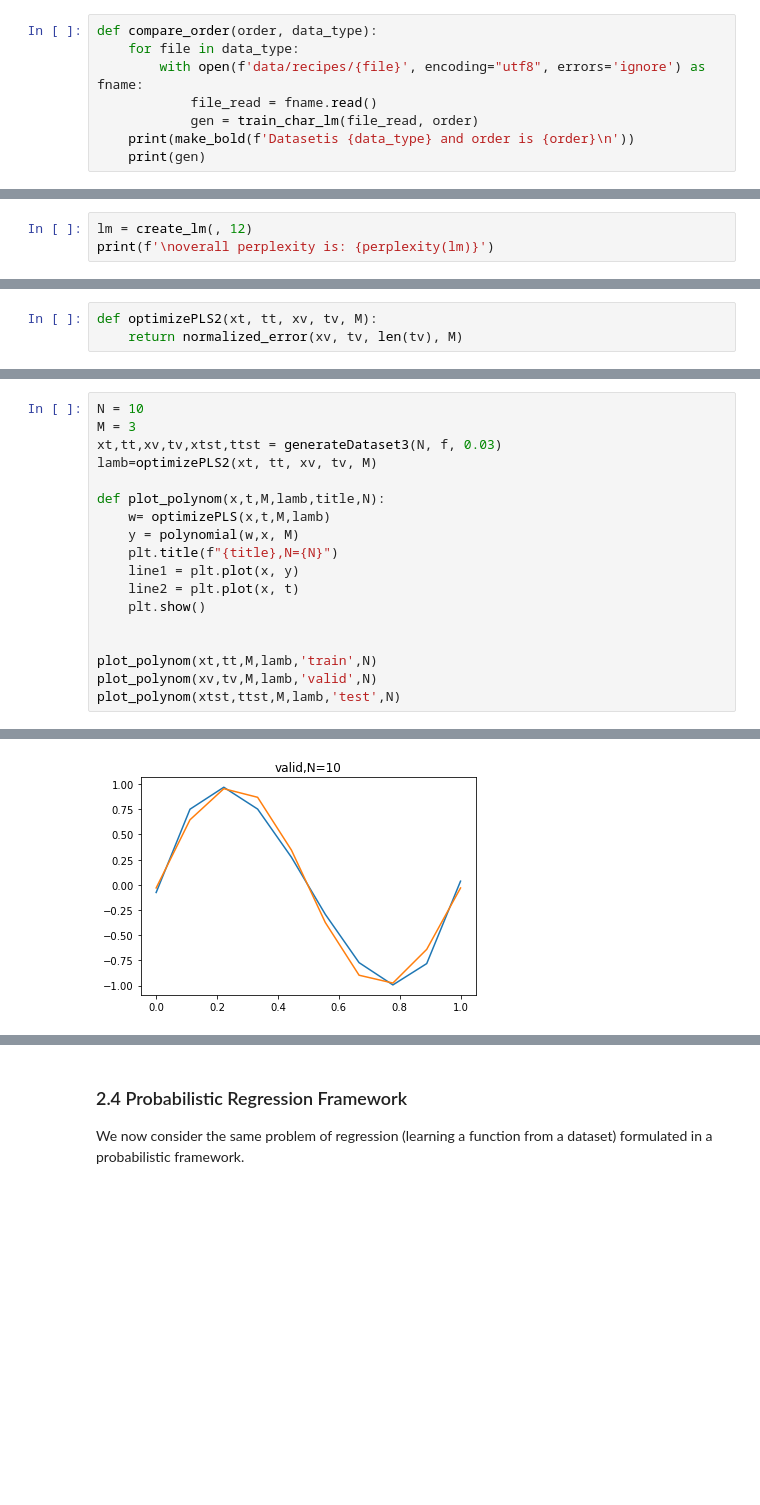
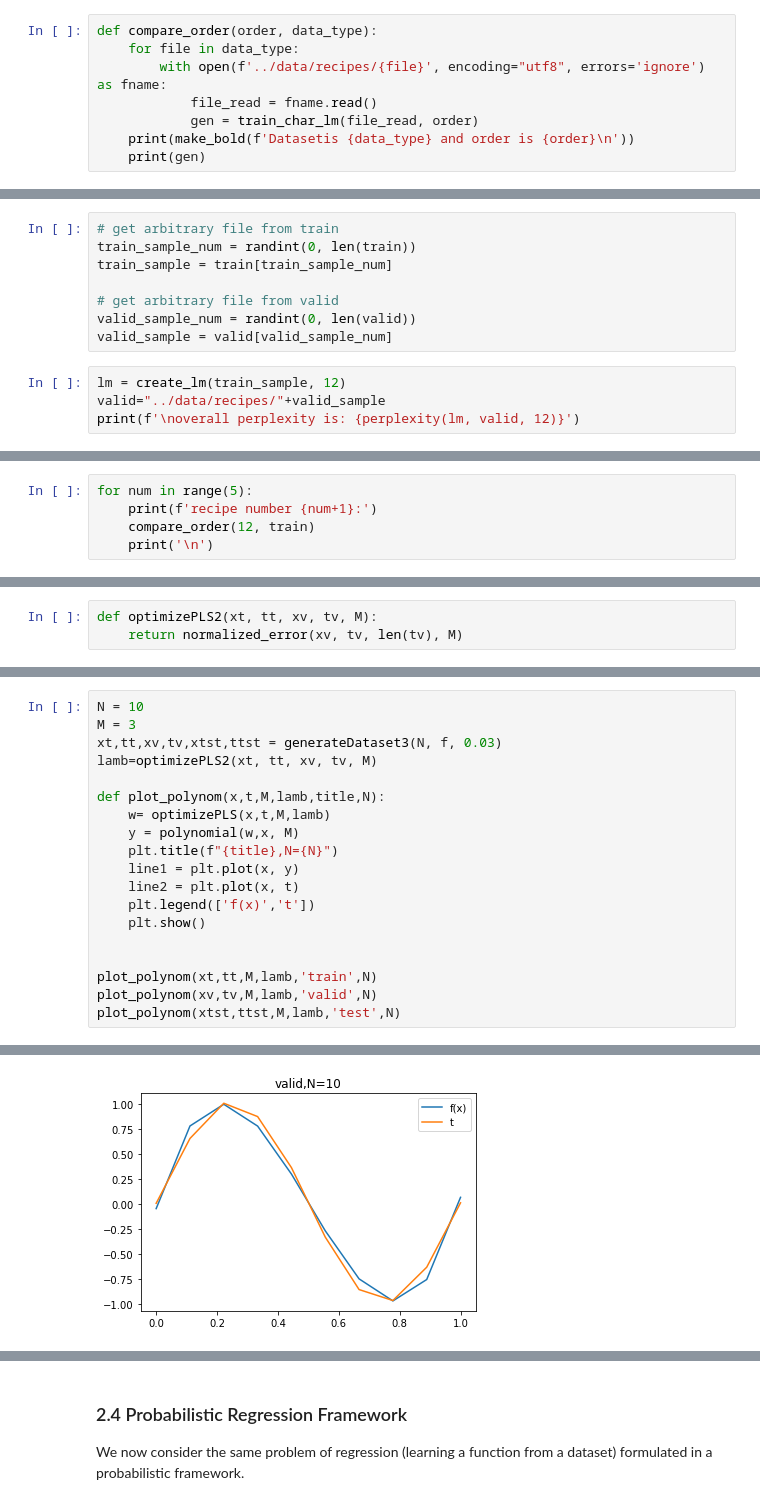
Before and after one commit to shaniklein/NLP211-assignment1, a Jupyter notebook: notebook/NLP21HW1.ipynb, the cells around one changed output, grey strips where cells are left out. Cells and saved outputs as stored; diff of their text form; blank space fills up the shorter version.

```diff
--- a/notebook/NLP21HW1.ipynb
+++ b/notebook/NLP21HW1.ipynb
@@ -591,7 +974,7 @@ Train a char language model using your LM mode adapted to work on characters ins
 # %%
 def compare_order(order, data_type):
     for file in data_type:
-        with open(f'data/recipes/{file}', encoding="utf8", errors='ignore') as fname:
+        with open(f'../data/recipes/{file}', encoding="utf8", errors='ignore') as fname:
             file_read = fname.read()
             gen = train_char_lm(file_read, order)
     print(make_bold(f'Datasetis {data_type} and order is {order}\n'))
@@ -622,6 +1095,15 @@ This is the resulted recipe after being trained on the entire dataset.
 As we can see, this result is pretty good. Maybe not like a person would do, but still, impressive!
 # %% [markdown]
 Report on the perplexity of the trained language model.  Comment on the value you observe compared to the perplexity of the word LM model obtained above.
+# %%
+# get arbitrary file from train
+train_sample_num = randint(0, len(train))
+train_sample = train[train_sample_num]
+
+# get arbitrary file from valid
+valid_sample_num = randint(0, len(valid))
+valid_sample = valid[valid_sample_num]
 # %%
-lm = create_lm(, 12)
-print(f'\noverall perplexity is: {perplexity(lm)}')
+lm = create_lm(train_sample, 12)
+valid="../data/recipes/"+valid_sample
+print(f'\noverall perplexity is: {perplexity(lm, valid, 12)}')
@@ -628,2 +1112,7 @@ print(f'\noverall perplexity is: {perplexity(lm)}')
 # %% [markdown]
 Sample about 5 generated recipes from the trained language model.
+# %%
+for num in range(5):
+    print(f'recipe number {num+1}:')
+    compare_order(12, train)
+    print('\n')
@@ -907,6 +1420,7 @@ def plot_polynom(x,t,M,lamb,title,N):
     plt.title(f"{title},N={N}")
     line1 = plt.plot(x, y)
     line2 = plt.plot(x, t)
+    plt.legend(['f(x)','t'])
     plt.show()
 
 
@@ -918 +1432 @@ plot_polynom(xtst,ttst,M,lamb,'test',N)
-[figure, old version]
+[figure, new version]
```
Also changed, not shown: parts of 85 cells of this notebook, 33 other files.
